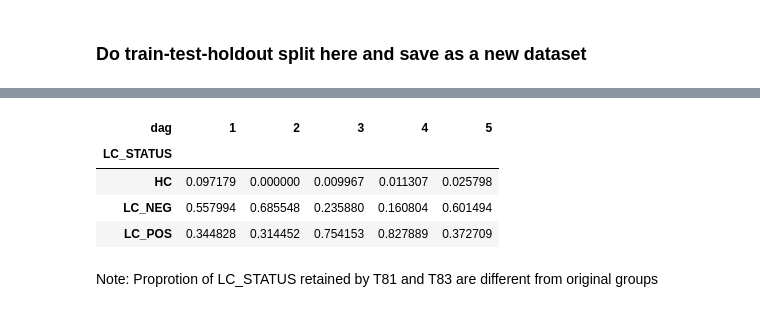
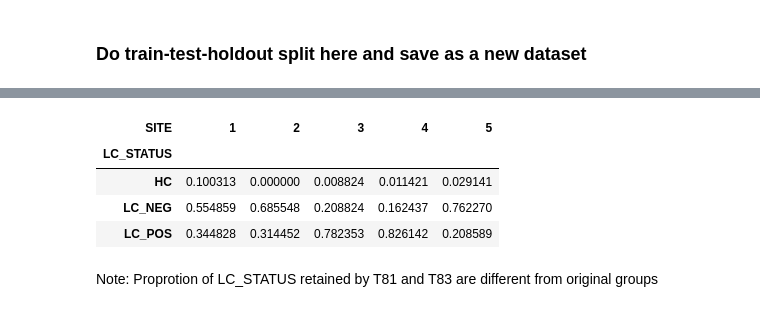
Before and after one commit to davidtweddell/lc_repo, a Jupyter notebook: 03-split-data.ipynb, the cells around one changed output, grey strips where cells are left out. Saved outputs shown, nothing was run; the diff lists cells and outputs as text; code cells hidden in the pictures.

```diff
--- a/03-split-data.ipynb
+++ b/03-split-data.ipynb
@@ -29,7 +21,9 @@ The autoreload extension is already loaded. To reload it, use:
 # %%
-df81 = load_dataset_to_df('../Data/DataV1/featuresThresAll81.arrow', verbose = True)
-df83 = load_dataset_to_df('../Data/DataV1/featuresThresAll83.arrow', verbose = True)
-df = load_dataset_to_df("../Data/DataV1/features.arrow", verbose=True)
+df81 = load_dataset_to_df('../Data/DataV2/featuresThresAll81.arrow', verbose = True)
+df85 = load_dataset_to_df('../Data/DataV2/featuresThresAll85.arrow', verbose = True)
+dfDT = load_dataset_to_df("../Data/DataV2/featuresDT.arrow", verbose=True)
+
+df = load_dataset_to_df("../Data/DataV2/features.arrow", verbose=True)
 # %% [markdown]
 ### Do train-test-holdout split here and save as a new dataset
 # %%
@@ -51,11 +53,11 @@ pd.crosstab(df83["LC_STATUS"], df83["dag"], normalize="columns")
 # %%
-pd.crosstab(df["LC_STATUS"], df["dag"], normalize="columns")
+pd.crosstab(df["LC_STATUS"], df["SITE"], normalize="columns")
 # %% [output]
-| dag | 1 | 2 | 3 | 4 | 5 |
+| SITE | 1 | 2 | 3 | 4 | 5 |
 | LC_STATUS |  |  |  |  |  |
-| HC | 0.097179 | 0.000000 | 0.009967 | 0.011307 | 0.025798 |
-| LC_NEG | 0.557994 | 0.685548 | 0.235880 | 0.160804 | 0.601494 |
-| LC_POS | 0.344828 | 0.314452 | 0.754153 | 0.827889 | 0.372709 |
+| HC | 0.100313 | 0.000000 | 0.008824 | 0.011421 | 0.029141 |
+| LC_NEG | 0.554859 | 0.685548 | 0.208824 | 0.162437 | 0.762270 |
+| LC_POS | 0.344828 | 0.314452 | 0.782353 | 0.826142 | 0.208589 |
 # %% [markdown]
 Note: Proprotion of LC_STATUS retained by T81 and T83 are different from original groups
 # %%
```
Also changed, not shown: parts of 24 cells of this notebook.
